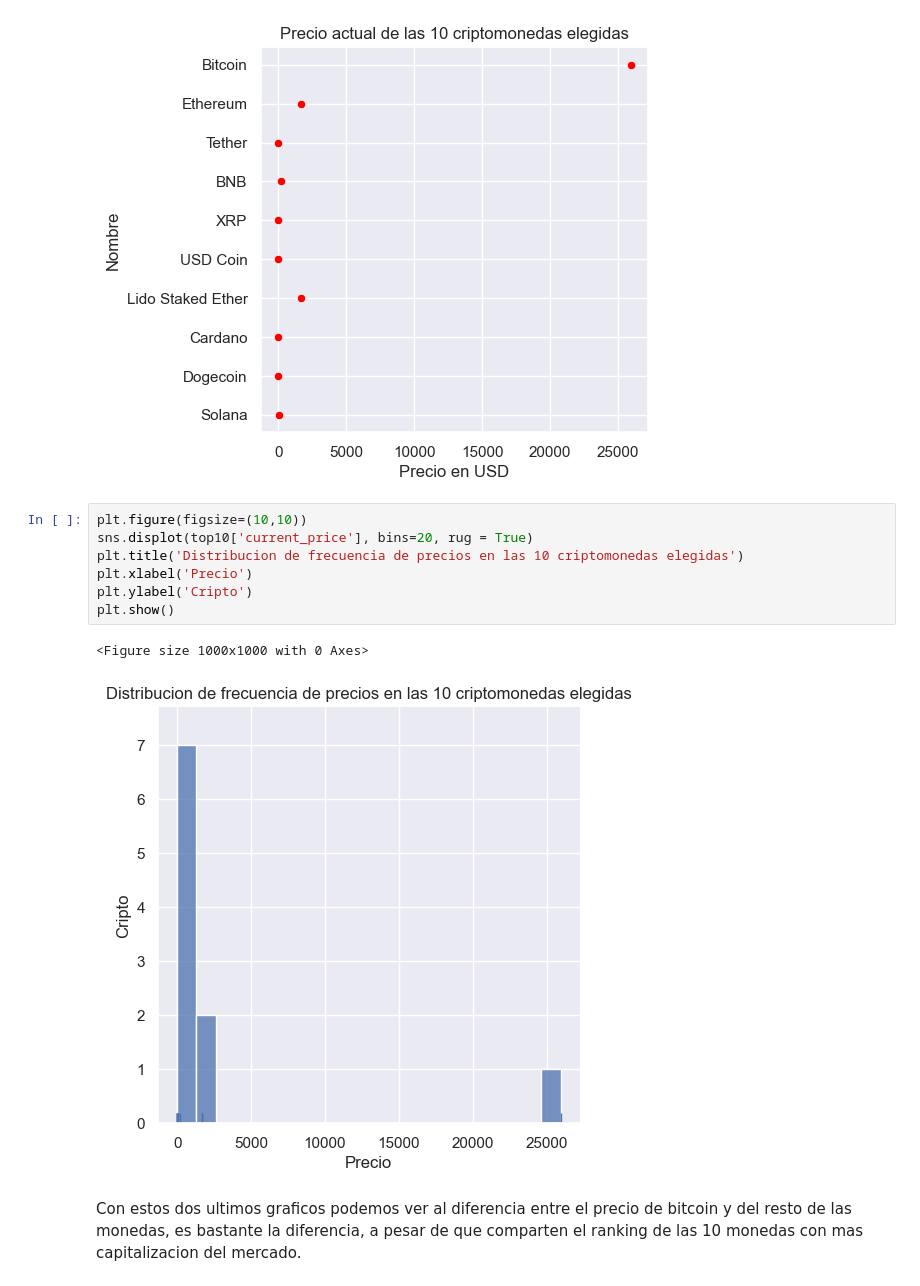
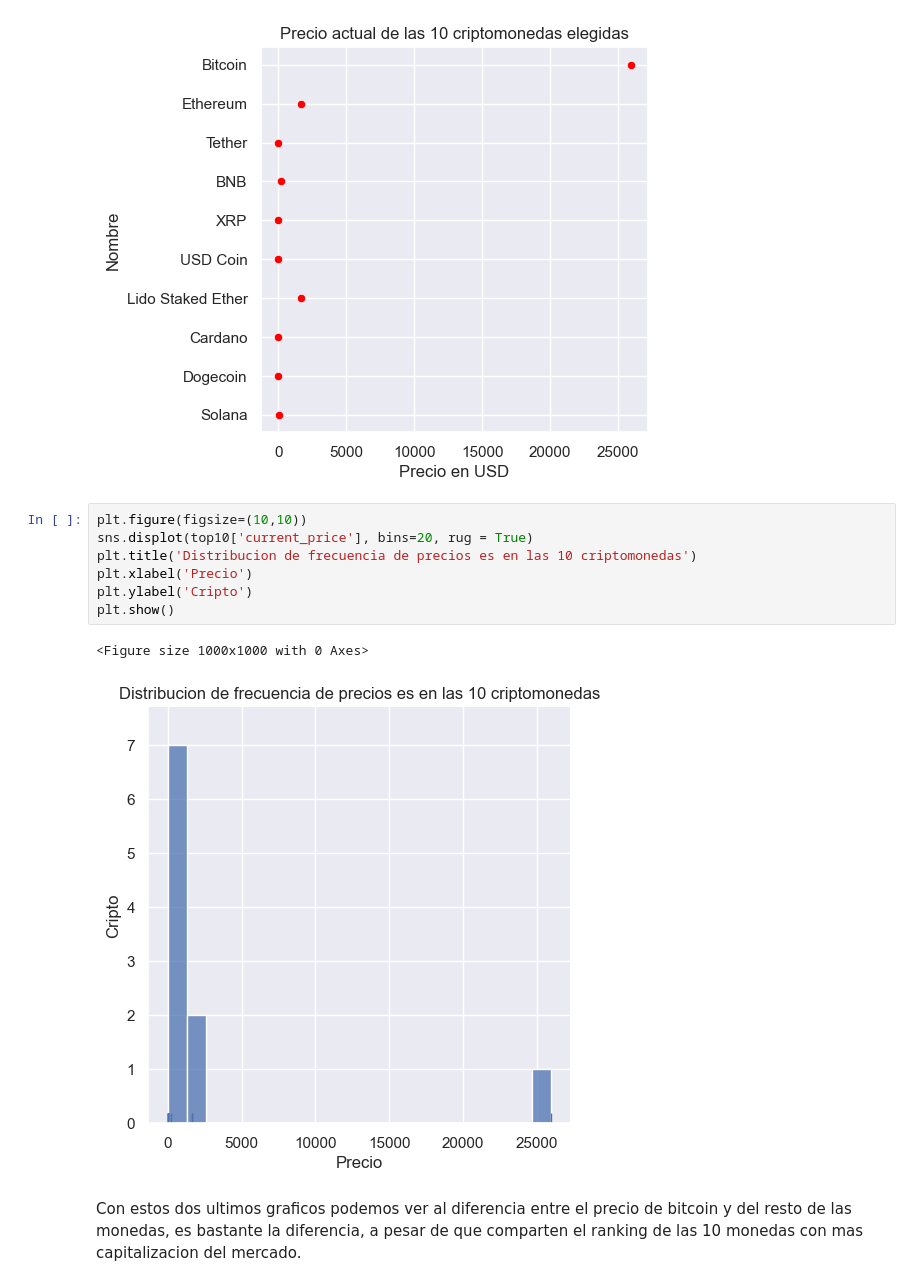
Before and after one commit to Constanzafl/Proyecto2_Data_Analytics, a Jupyter notebook: EDA/EDA10.ipynb, the cells around one changed output. Saved outputs shown, nothing was run; the diff lists cells and outputs as text.

```diff
--- a/EDA/EDA10.ipynb
+++ b/EDA/EDA10.ipynb
@@ -111,13 +134,13 @@ plt.show()
 # %%
 plt.figure(figsize=(10,10))
 sns.displot(top10['current_price'], bins=20, rug = True)
-plt.title('Distribucion de frecuencia de precios en las 10 criptomonedas elegidas')
+plt.title('Distribucion de frecuencia de precios es en las 10 criptomonedas')
 plt.xlabel('Precio')
 plt.ylabel('Cripto')
 plt.show()
 # %% [output]
 <Figure size 1000x1000 with 0 Axes>
-[figure, old version]
+[figure, new version]
 # %% [markdown]
 Con estos dos ultimos graficos podemos ver al diferencia entre el precio de bitcoin y del resto de las monedas, es bastante la diferencia, a pesar de que comparten el ranking de las 10 monedas con mas capitalizacion del mercado.
 # %% [markdown]
```
Also changed, not shown: parts of 5 cells of this notebook.
